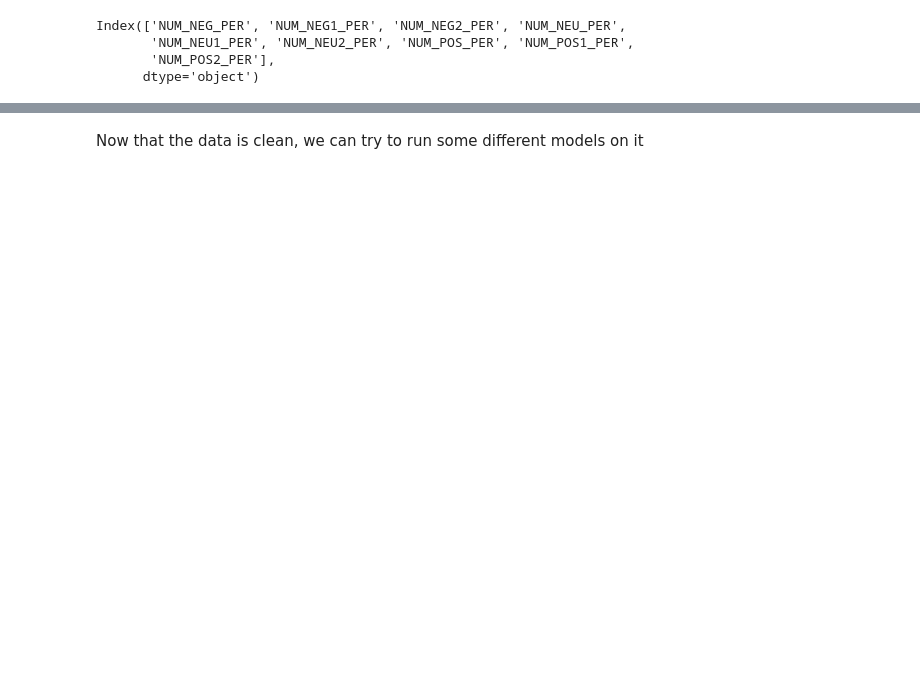
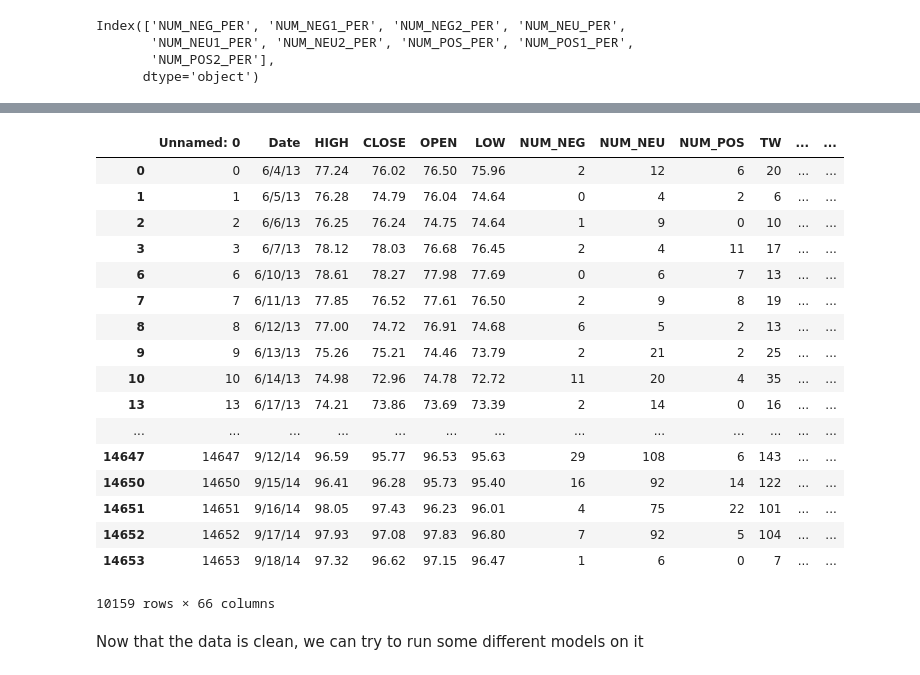
Before and after one commit to jacobbills/213R, a Jupyter notebook: Stocks Project.ipynb, the cells around one changed output, grey strips where cells are left out. Drawn from its saved outputs; the diff is of its cells as text; code cells hidden in the pictures; blank space fills up the shorter version.

```diff
--- a/Stocks Project.ipynb
+++ b/Stocks Project.ipynb
@@ -42,3 +43 @@ memory usage: 3.7+ MB
-# %%
-data['NUM_NEG_PER'] = data['NUM_NEG']/data['TW']
 # %%
@@ -80 +80,9 @@ for e in is_null:
     data[e].fillna(data[e].mean(), inplace=True)
+# %%
+for i in range(len(data)): # create the classes
+    if data.loc[i,"CLOSE"] > data.loc[i,"OPEN"]+.25:
+        data.loc[i,"class"] = 1 # gained by more than $.25
+    elif data.loc[i,"CLOSE"] < data.loc[i,'OPEN']-.25:
+        data.loc[i,"class"] = 2 # lost by more than $.25
+    else:
+        data.loc[i,"class"] = 0 # minimal change
@@ -81 +110,23 @@ for e in is_null:
+# %%
+data = data.loc[data.weekend==0]
+data.head() #drop out the weekend data since it doesn't really tell us anything and see if it worked (it did)
+# %% [output]
+|  | Unnamed: 0 | Date | HIGH | CLOSE | OPEN | LOW | NUM_NEG | NUM_NEU | NUM_POS | TW | ... | ... |
+| 0 | 0 | 6/4/13 | 77.24 | 76.02 | 76.50 | 75.96 | 2 | 12 | 6 | 20 | ... | ... |
+| 1 | 1 | 6/5/13 | 76.28 | 74.79 | 76.04 | 74.64 | 0 | 4 | 2 | 6 | ... | ... |
+| 2 | 2 | 6/6/13 | 76.25 | 76.24 | 74.75 | 74.64 | 1 | 9 | 0 | 10 | ... | ... |
+| 3 | 3 | 6/7/13 | 78.12 | 78.03 | 76.68 | 76.45 | 2 | 4 | 11 | 17 | ... | ... |
+| 6 | 6 | 6/10/13 | 78.61 | 78.27 | 77.98 | 77.69 | 0 | 6 | 7 | 13 | ... | ... |
+| 7 | 7 | 6/11/13 | 77.85 | 76.52 | 77.61 | 76.50 | 2 | 9 | 8 | 19 | ... | ... |
+| 8 | 8 | 6/12/13 | 77.00 | 74.72 | 76.91 | 74.68 | 6 | 5 | 2 | 13 | ... | ... |
+| 9 | 9 | 6/13/13 | 75.26 | 75.21 | 74.46 | 73.79 | 2 | 21 | 2 | 25 | ... | ... |
+| 10 | 10 | 6/14/13 | 74.98 | 72.96 | 74.78 | 72.72 | 11 | 20 | 4 | 35 | ... | ... |
+| 13 | 13 | 6/17/13 | 74.21 | 73.86 | 73.69 | 73.39 | 2 | 14 | 0 | 16 | ... | ... |
+| ... | ... | ... | ... | ... | ... | ... | ... | ... | ... | ... | ... | ... |
+| 14647 | 14647 | 9/12/14 | 96.59 | 95.77 | 96.53 | 95.63 | 29 | 108 | 6 | 143 | ... | ... |
+| 14650 | 14650 | 9/15/14 | 96.41 | 96.28 | 95.73 | 95.40 | 16 | 92 | 14 | 122 | ... | ... |
+| 14651 | 14651 | 9/16/14 | 98.05 | 97.43 | 96.23 | 96.01 | 4 | 75 | 22 | 101 | ... | ... |
+| 14652 | 14652 | 9/17/14 | 97.93 | 97.08 | 97.83 | 96.80 | 7 | 92 | 5 | 104 | ... | ... |
+| 14653 | 14653 | 9/18/14 | 97.32 | 96.62 | 97.15 | 96.47 | 1 | 6 | 0 | 7 | ... | ... |
+10159 rows × 66 columns
 # %%
```
Also changed, not shown: parts of 42 cells of this notebook.
